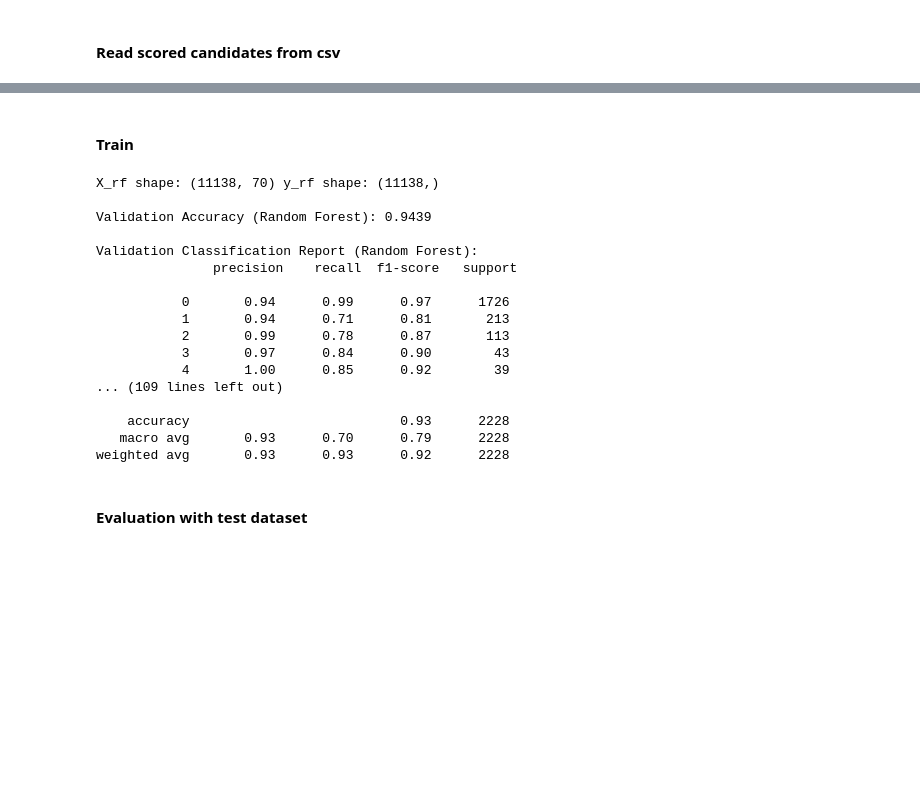
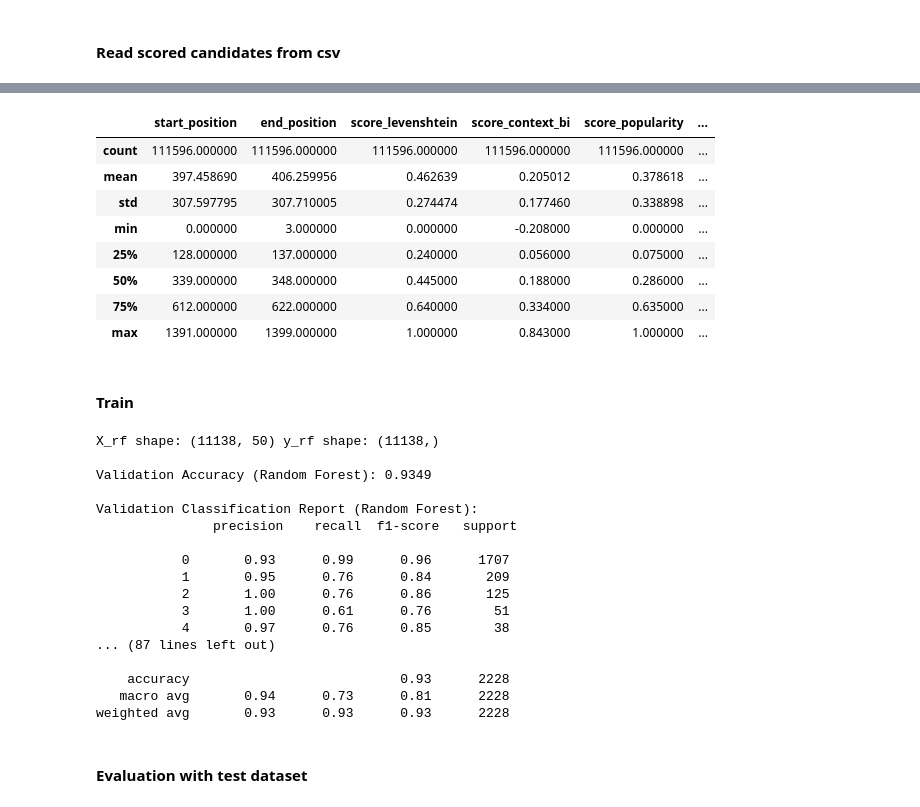
Before and after one commit to Danzigerrr/ProbNEL, a Jupyter notebook: Colab Notebooks/Candidate_Selector_Heavy_AI_Model.ipynb, the cells around one changed output, grey strips where cells are left out. Saved outputs shown, nothing was run; the diff lists cells and outputs as text; code cells hidden in the pictures; blank space fills up the shorter version.

```diff
--- a/Colab Notebooks/Candidate_Selector_Heavy_AI_Model.ipynb
+++ b/Colab Notebooks/Candidate_Selector_Heavy_AI_Model.ipynb
@@ -36,7 +29,7 @@ To enable the following instructions: AVX2 AVX_VNNI FMA, in other operations, re
 ### Data preparation
 # %%
 # aida dataset train data
-json_file_path = "../DjangoApp/NEL_project/NEL_app/Evaluation/candidate_selection_data/aida_train_golden_annotations_with_candidates.json"
+json_file_path = "../DjangoApp/NEL_project/NEL_app/Evaluation/candidate_selection_data/candidates_data_collector_20250424_104609.json" # aida_train_golden_annotations_with_candidates.json"
 # %%
 # Load the JSON data
 with open(json_file_path, "r", encoding="utf-8") as file:
@@ -52,13 +45,13 @@ print(data["configuration"])
 
 # Access one golden annotation entry
 print("\nSample Golden Annotation:")
-print(json.dumps(data["golden_annotations"][0], indent=2))
+print(json.dumps(data["named_entities_annotations"][0], indent=2))
 
 # Access one prediction entry and its candidates
 print("\nSample Prediction with Candidates:")
 print(json.dumps(data["predictions"][0], indent=2))
 
-golden_annotations = data["golden_annotations"]
+golden_annotations = data["named_entities_annotations"]
 predictions = data["predictions"]
 # %% [output]
 Keys in loaded JSON:
@@ -640,19 +604,4 @@ test_df.describe()
 # %%
-
-# ========== Prepare Data for the Neural Network with Grouping ==========
-
-def create_best_candidate_flag_grouped(predictions_df, golden_annotations):
-    best_candidate_uris = {}
-    for gold_entry in golden_annotations:
-        for entity in gold_entry['entities']:
-            key = (gold_entry['content'], entity['entity_label'], entity['start_position'], entity['end_position'])
-            best_candidate_uris[key] = entity['best_candidate_uri']
-
-    predictions_df['is_best_candidate'] = False
-    for index, row in predictions_df.iterrows():
-        key = (row['context_text'], row['entity_label'], row['start_position'], row['end_position'])
-        if key in best_candidate_uris and row['candidate_uri'] == best_candidate_uris[key]:
-            predictions_df.loc[index, 'is_best_candidate'] = True
-    return predictions_df
-
-test_df_with_best_flag = create_best_candidate_flag_grouped(test_df.copy(), test_golden_annotations)
+# === 4. Evaluate Both Datasets ===
+evaluate_dataset("AIDA", test_df_aida, test_golden_annotations_aida, rf_pipeline, max_candidates=10)
+evaluate_dataset("ACE", test_df_ace, test_golden_annotations_ace, rf_pipeline, max_candidates=10)
@@ -1177,3 +1313,15 @@ memory usage: 13.7+ MB
+# %%
+df_full.describe()
+# %% [output]
+|  | start_position | end_position | score_levenshtein | score_context_bi | score_popularity | ... |
+| count | 111596.000000 | 111596.000000 | 111596.000000 | 111596.000000 | 111596.000000 | ... |
+| mean | 397.458690 | 406.259956 | 0.462639 | 0.205012 | 0.378618 | ... |
+| std | 307.597795 | 307.710005 | 0.274474 | 0.177460 | 0.338898 | ... |
+| min | 0.000000 | 3.000000 | 0.000000 | -0.208000 | 0.000000 | ... |
+| 25% | 128.000000 | 137.000000 | 0.240000 | 0.056000 | 0.075000 | ... |
+| 50% | 339.000000 | 348.000000 | 0.445000 | 0.188000 | 0.286000 | ... |
+| 75% | 612.000000 | 622.000000 | 0.640000 | 0.334000 | 0.635000 | ... |
+| max | 1391.000000 | 1399.000000 | 1.000000 | 0.843000 | 1.000000 | ... |
 # %% [markdown]
 #### Train
 # %%
@@ -1198,11 +1346,9 @@ def build_grouped_dataframe_rf(df, max_candidates=10):
         candidates = group[[
             'score_levenshtein',
             'score_context_bi',
-            'score_context_cross',
-            'score_jaccard',
+            'score_position',
             'score_popularity',
-            'score_position',
-            'score_types_embedding'
+            'score_types_embedding_basic'
         ]].values
         # pad up to max_candidates
         if len(candidates) < max_candidates:
@@ -1247,13 +1393,9 @@ feature_names_rf = [
 ] + [
     f"cand_{i}_score_context_bi" for i in range(10)
 ] + [
-    f"cand_{i}_score_context_cross" for i in range(10)
-] + [
-    f"cand_{i}_score_jaccard" for i in range(10)
+    f"cand_{i}_score_position" for i in range(10)
 ] + [
     f"cand_{i}_score_popularity" for i in range(10)
-] + [
-    f"cand_{i}_score_position" for i in range(10)
 ] + [
     f"cand_{i}_score_types_embedding" for i in range(10) # Added types embedding
 ]
@@ -1270,7 +1412,7 @@ if hasattr(rf_pipeline.named_steps['classifier'], 'feature_importances_'):
     # Identify potentially less important metrics (across all candidates)
     importance_per_metric = {}
     metrics = [
-        'levenshtein', 'context_bi', 'context_cross', 'jaccard', 'popularity', 'position', 'types_embedding'
+        'levenshtein', 'context_bi', 'position', 'popularity', 'types_embedding'
     ]
     for metric in metrics:
         total_importance = 0
@@ -1314,23 +1456,23 @@ test_accuracy_rf = accuracy_score(y_test_rf, y_pred_test_rf)
 print(f"\nTest Accuracy (Random Forest): {test_accuracy_rf:.4f}")
 print("\nTest Classification Report (Random Forest):\n", classification_report(y_test_rf, y_pred_test_rf, zero_division=0))
 # %% [output]
-X_rf shape: (11138, 70) y_rf shape: (11138,)
+X_rf shape: (11138, 50) y_rf shape: (11138,)
 
-Validation Accuracy (Random Forest): 0.9439
+Validation Accuracy (Random Forest): 0.9349
 
 Validation Classification Report (Random Forest):
                precision    recall  f1-score   support
 
-           0       0.94      0.99      0.97      1726
-           1       0.94      0.71      0.81       213
-           2       0.99      0.78      0.87       113
-           3       0.97      0.84      0.90        43
-           4       1.00      0.85      0.92        39
-... (109 lines left out)
+           0       0.93      0.99      0.96      1707
+           1       0.95      0.76      0.84       209
+           2       1.00      0.76      0.86       125
+           3       1.00      0.61      0.76        51
+           4       0.97      0.76      0.85        38
+... (87 lines left out)
 
     accuracy                           0.93      2228
-   macro avg       0.93      0.70      0.79      2228
-weighted avg       0.93      0.93      0.92      2228
+   macro avg       0.94      0.73      0.81      2228
+weighted avg       0.93      0.93      0.93      2228
 # %% [markdown]
 #### Evaluation with test dataset
 # %% [markdown]
```
Also changed, not shown: parts of 59 cells of this notebook.
